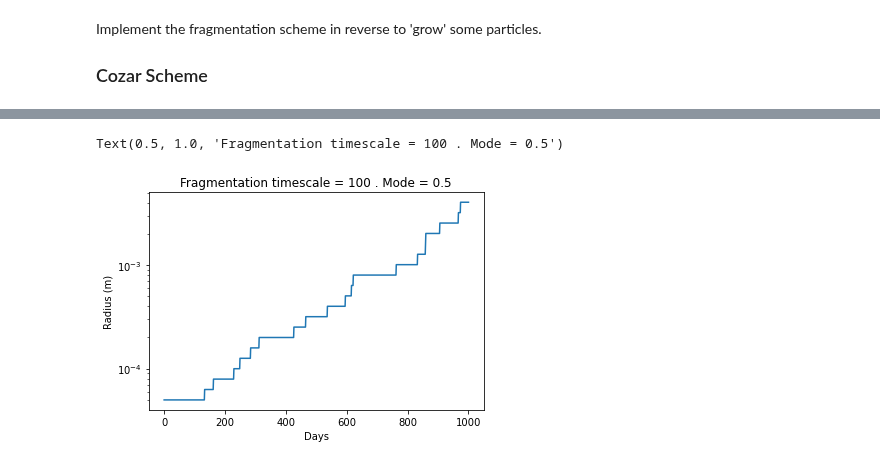
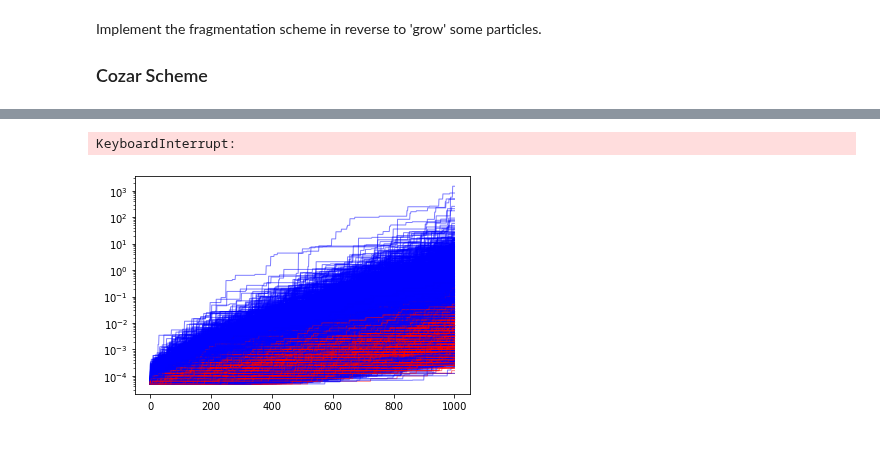
Before and after one commit to OceanParcels/Backtracking_Abyssal_Nanoplastics, a Jupyter notebook: notebooks/Reverse-fragmentation.ipynb, the cells around one changed output, grey strips where cells are left out. Drawn from its saved outputs; the diff is of its cells as text; code cells hidden in the pictures.

Commit message:
New fragmentation scheme

```diff
--- a/notebooks/Reverse-fragmentation.ipynb
+++ b/notebooks/Reverse-fragmentation.ipynb
@@ -35 +43,24 @@ def defragmentation_event(V, k, fragmentation_mode):
+# %%
+def frag_vec(V, dt, fragmentation_timescale, mode):
+    n = V.shape[0]
+    frag_prob = math.exp(-dt/(fragmentation_timescale))
+
+    frag_prob = np.ones(n)*frag_prob
+    rnd_num = np.random.rand(n)
+
+    truth = rnd_num  > frag_prob
+
+    if mode == 'rand':
+        fragmentation_mode = np.random.rand(n)*truth + ~truth
+        V = V/fragmentation_mode
+
+    elif mode == 'fix':
+        fragmentation_mode = 1/2*truth + ~truth
+        V = V/fragmentation_mode
+
+    elif mode == '3D':
+        fragmentation_mode = 1/8*truth + ~truth
+        V = V/fragmentation_mode
+
+    return V
 # %%
@@ -72,9 +228,13 @@ for i, t in enumerate(time):
 # %%
-plt.semilogy(time, radiuses)
+for p in range(particles):
+    plt.semilogy(time, radiuses_rand[p], c='b', label='rand', lw='1', alpha=0.5)
+    plt.semilogy(time, radiuses_fix[p], c='r', label='fix', lw='1', alpha=0.5)
+
 plt.xlabel('Days')
 plt.ylabel('Radius (m)')
-plt.title('Fragmentation timescale = 100 . Mode = 0.5')
+plt.title('Fragmentation timescale = 100 ')
+# plt.legend()
 # %% [output]
-Text(0.5, 1.0, 'Fragmentation timescale = 100 . Mode = 0.5')
+KeyboardInterrupt:
-[figure, old version]
+[figure, new version]
 # %%
```
Also changed, not shown: parts of 22 cells of this notebook, 2 other files.
